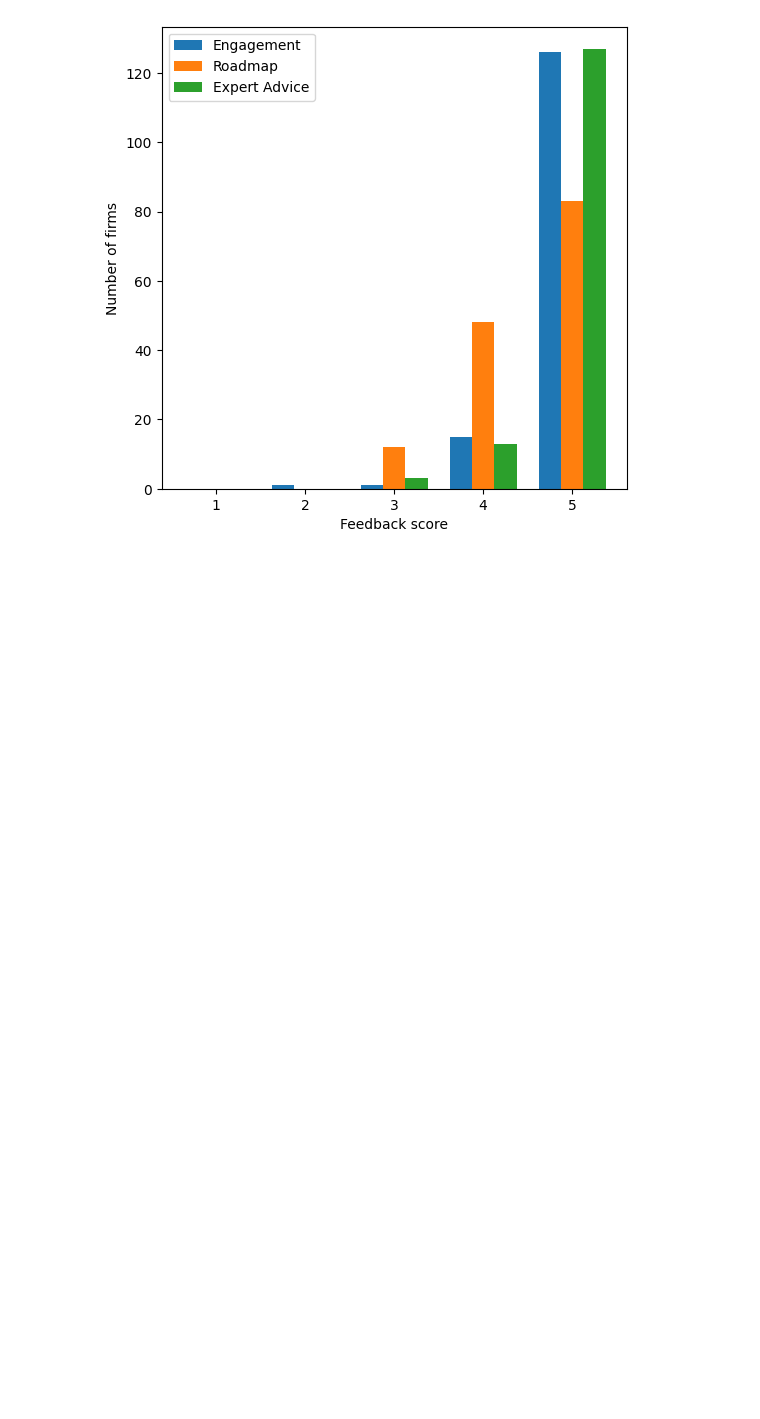
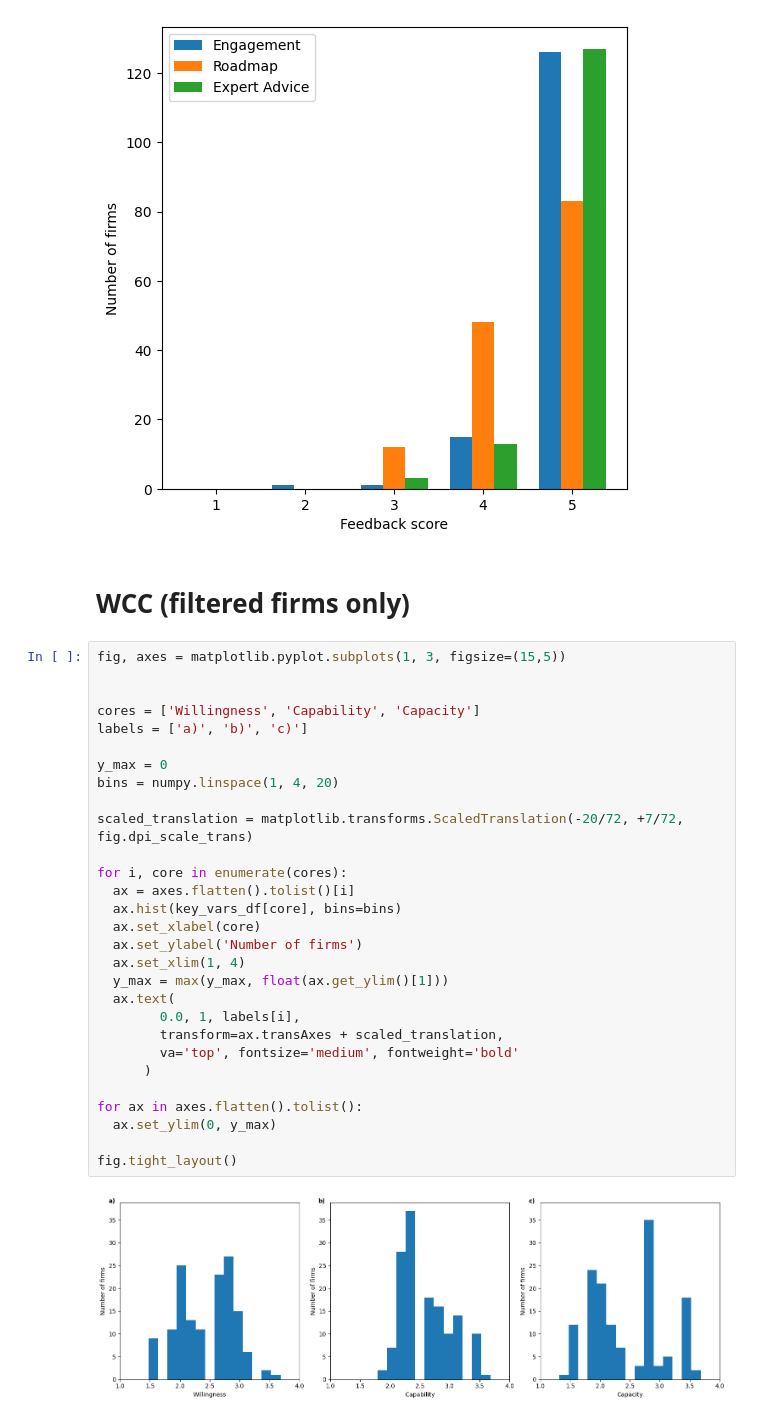
Before and after one commit to roughhawkbit/digi-inno-road-prod, a Jupyter notebook: analysis/DataCharacterisationForPaper.ipynb, the cells around one changed output. Saved outputs shown, nothing was run; the diff lists cells and outputs as text; blank space fills up the shorter version.

```diff
--- a/analysis/DataCharacterisationForPaper.ipynb
+++ b/analysis/DataCharacterisationForPaper.ipynb
@@ -819,3 +843,36 @@ ax.legend()
 # %% [output]
 <matplotlib.legend.Legend at 0x...>
 [figure]
+# %% [markdown]
+# WCC (filtered firms only)
+# %%
+fig, axes = matplotlib.pyplot.subplots(1, 3, figsize=(15,5))
+
+
+cores = ['Willingness', 'Capability', 'Capacity']
+labels = ['a)', 'b)', 'c)']
+
+y_max = 0
+bins = numpy.linspace(1, 4, 20)
+
+scaled_translation = matplotlib.transforms.ScaledTranslation(-20/72, +7/72, fig.dpi_scale_trans)
+
+for i, core in enumerate(cores):
+  ax = axes.flatten().tolist()[i]
+  ax.hist(key_vars_df[core], bins=bins)
+  ax.set_xlabel(core)
+  ax.set_ylabel('Number of firms')
+  ax.set_xlim(1, 4)
+  y_max = max(y_max, float(ax.get_ylim()[1]))
+  ax.text(
+        0.0, 1, labels[i],
+        transform=ax.transAxes + scaled_translation,
+        va='top', fontsize='medium', fontweight='bold'
+      )
+
+for ax in axes.flatten().tolist():
+  ax.set_ylim(0, y_max)
+
+fig.tight_layout()
+# %% [output]
+[figure, added]
```
Also changed, not shown: parts of 6 cells of this notebook.
